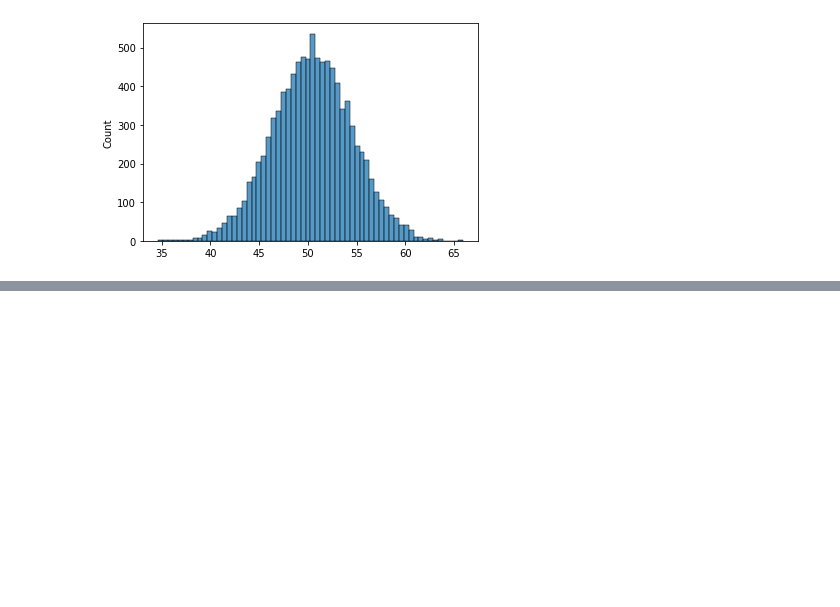
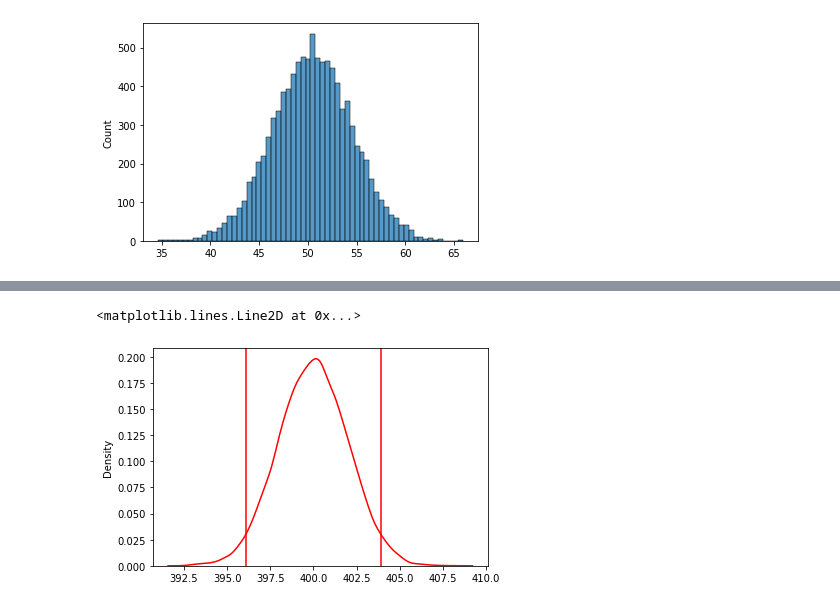
Before and after one commit to zhiliang-lin/py_for_stats, a Jupyter notebook: 06 抽样分布.ipynb, the cells around one changed output, grey strips where cells are left out. Cells and saved outputs as stored; diff of their text form; code cells hidden in the pictures; blank space fills up the shorter version.

```diff
--- a/06 抽样分布.ipynb
+++ b/06 抽样分布.ipynb
@@ -307,0 +333,9 @@ pop =
+# %%
+#画图
+data_2 = np.random.normal(loc = s_mean_2, scale = s_se_2,size=10000)
+sns.kdeplot(data_2,color ="red")
+plt.axvline(ci_2[0],color ="red")
+plt.axvline(ci_2[1],color ="red")
+# %% [output]
+<matplotlib.lines.Line2D at 0x...>
+[figure, added]
```
Also changed, not shown: parts of 11 cells of this notebook.
